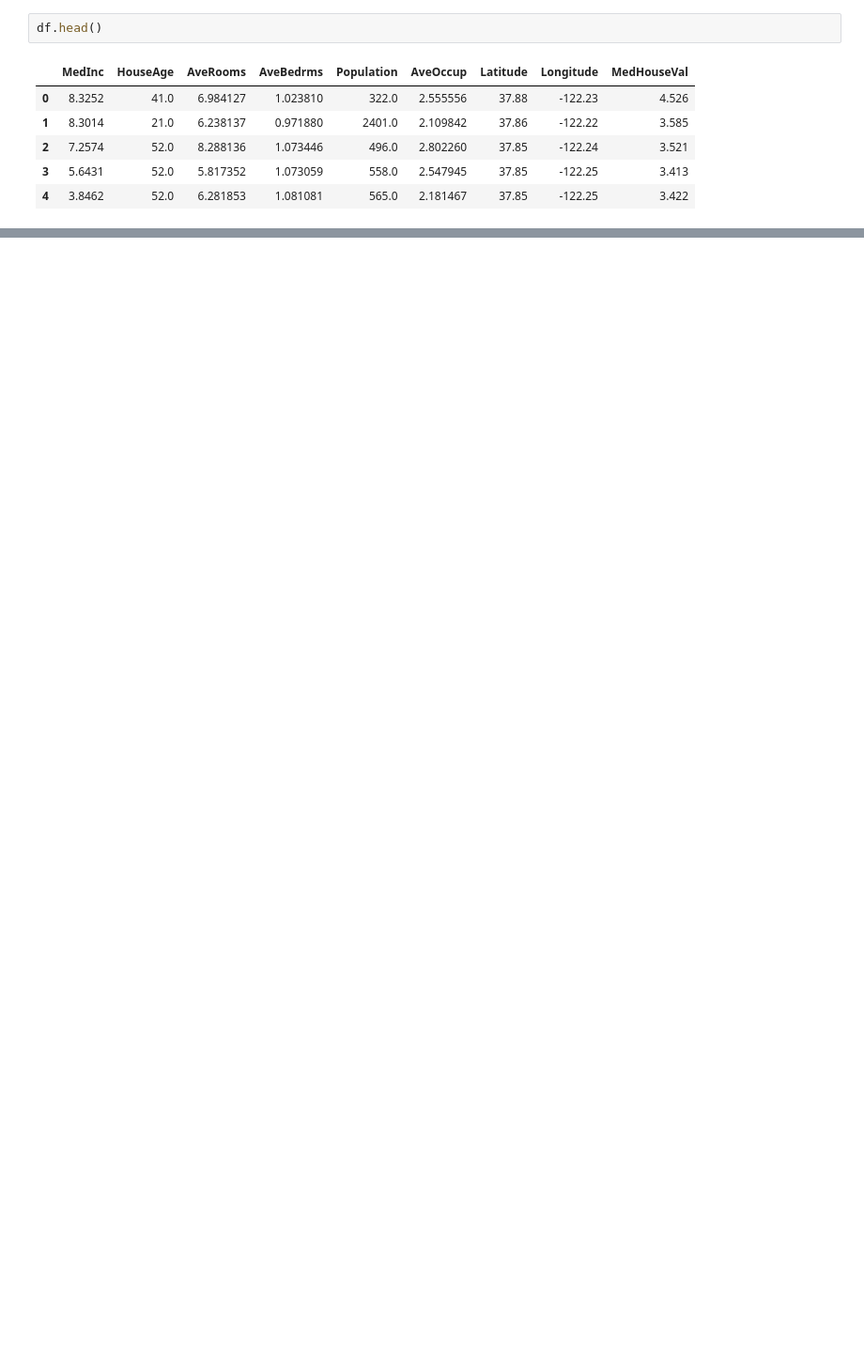
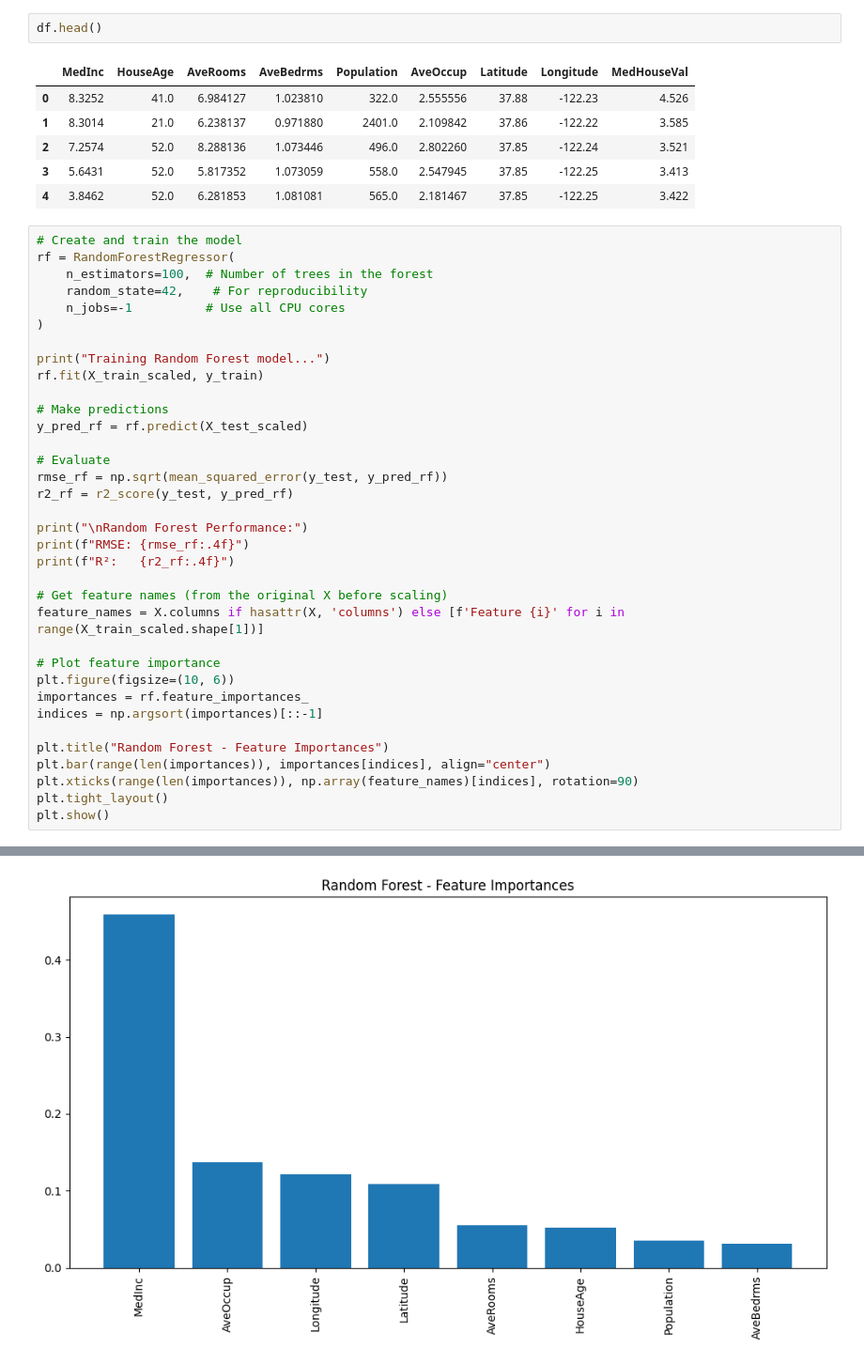
Before and after one commit to ayoub0030/ML, a Jupyter notebook: house-price.ipynb, the cells around one changed output, grey strips where cells are left out. Shown: that part at 94% size. Drawn from its saved outputs; the diff is of its cells as text; blank space fills up the shorter version.

```diff
--- a/house-price.ipynb
+++ b/house-price.ipynb
@@ -289,3 +289,39 @@ df.head()
 | 2 | 7.2574 | 52.0 | 8.288136 | 1.073446 | 496.0 | 2.802260 | 37.85 | -122.24 | 3.521 |
 | 3 | 5.6431 | 52.0 | 5.817352 | 1.073059 | 558.0 | 2.547945 | 37.85 | -122.25 | 3.413 |
 | 4 | 3.8462 | 52.0 | 6.281853 | 1.081081 | 565.0 | 2.181467 | 37.85 | -122.25 | 3.422 |
+# %%
+# Create and train the model
+rf = RandomForestRegressor(
+    n_estimators=100,  # Number of trees in the forest
+    random_state=42,    # For reproducibility
+    n_jobs=-1          # Use all CPU cores
+)
+
+print("Training Random Forest model...")
+rf.fit(X_train_scaled, y_train)
+
+# Make predictions
+y_pred_rf = rf.predict(X_test_scaled)
+
+# Evaluate
+rmse_rf = np.sqrt(mean_squared_error(y_test, y_pred_rf))
+r2_rf = r2_score(y_test, y_pred_rf)
+
+print("\nRandom Forest Performance:")
+print(f"RMSE: {rmse_rf:.4f}")
+print(f"R²:   {r2_rf:.4f}")
+
+# Get feature names (from the original X before scaling)
+feature_names = X.columns if hasattr(X, 'columns') else [f'Feature {i}' for i in range(X_train_scaled.shape[1])]
+
+# Plot feature importance
+plt.figure(figsize=(10, 6))
+importances = rf.feature_importances_
+indices = np.argsort(importances)[::-1]
+
+plt.title("Random Forest - Feature Importances")
+plt.bar(range(len(importances)), importances[indices], align="center")
+plt.xticks(range(len(importances)), np.array(feature_names)[indices], rotation=90)
+plt.tight_layout()
+plt.show()
+# %% [output]
@@ -291,0 +333 @@ df.head()
+[figure, added]
```
Also changed, not shown: parts of 3 cells of this notebook.
